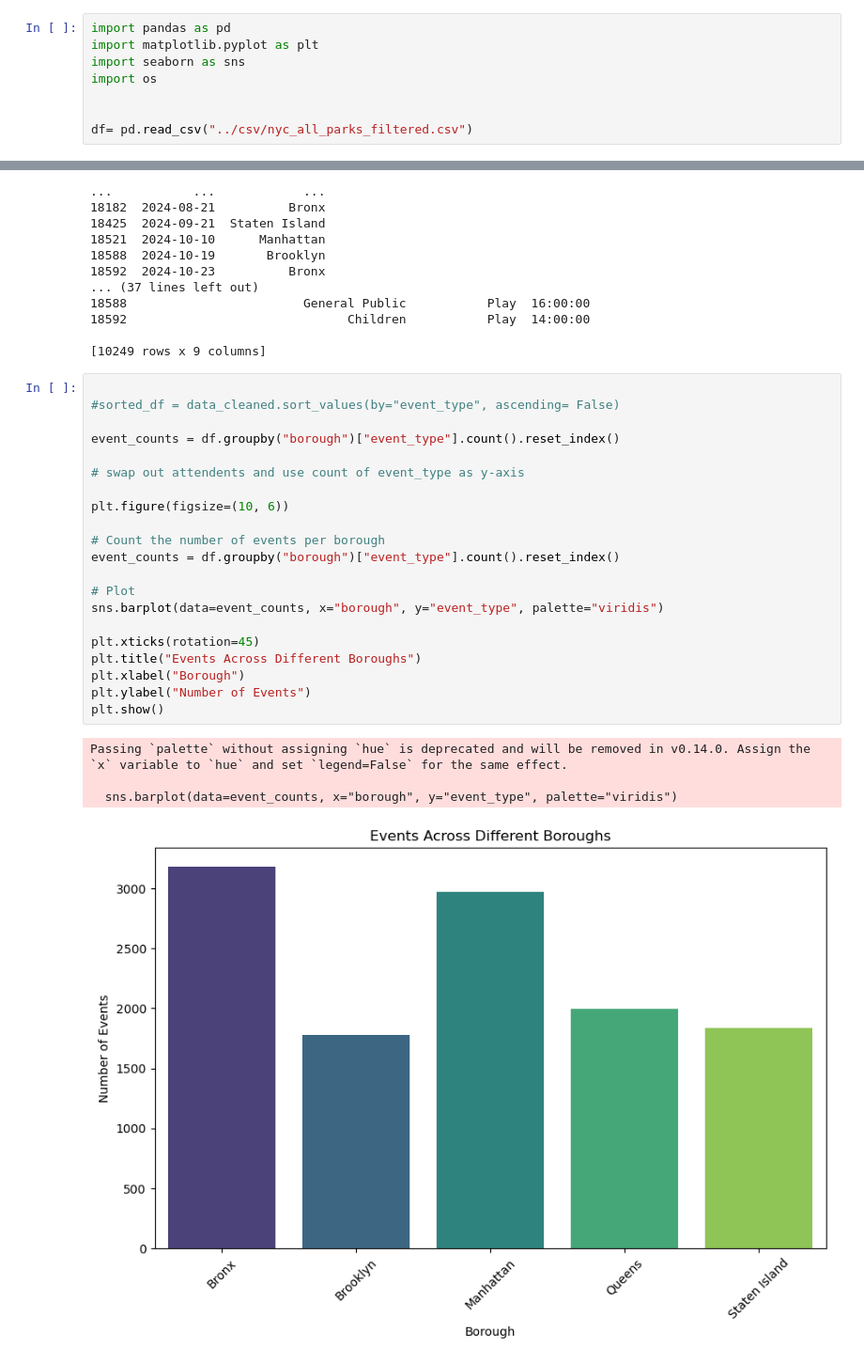
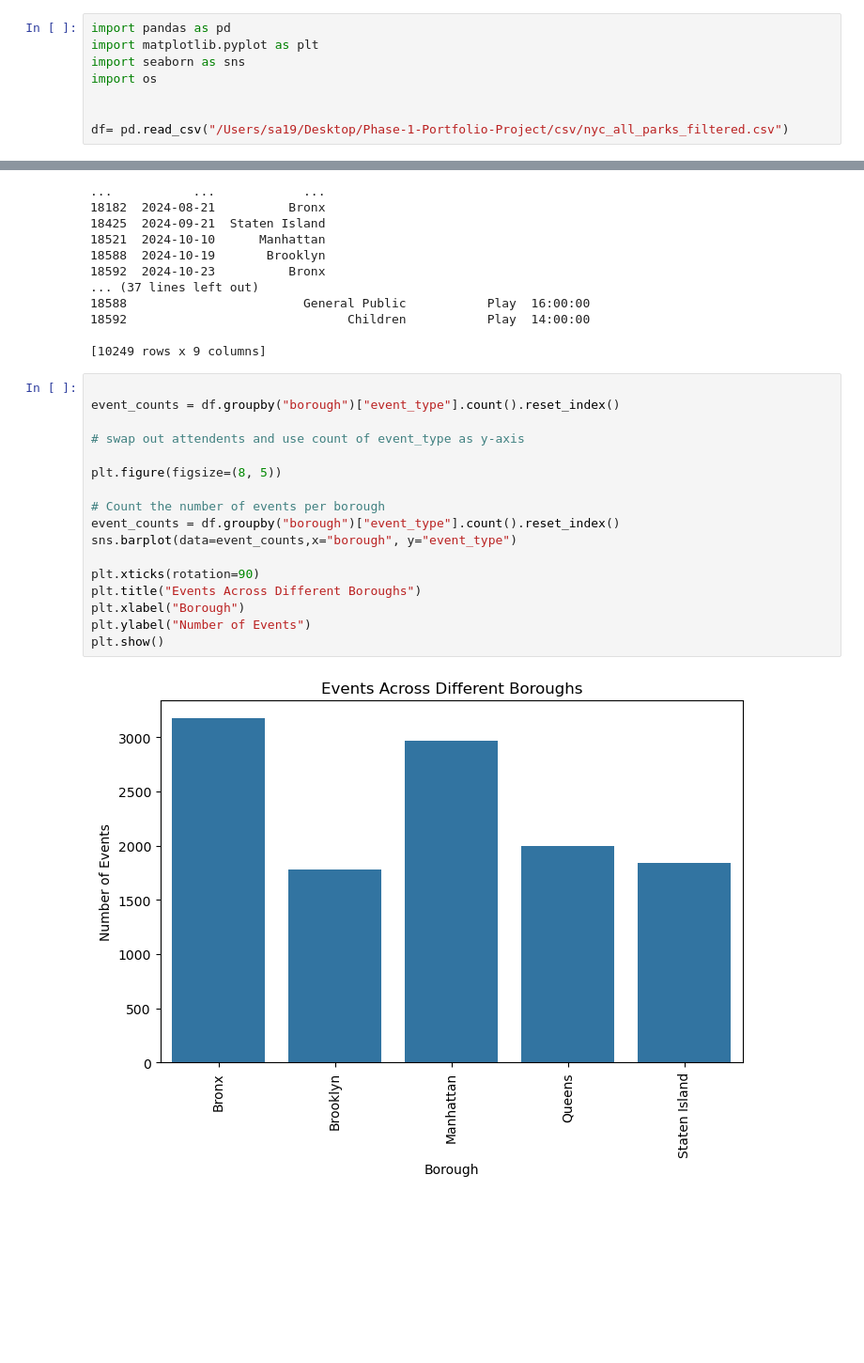
Before and after one commit to MaimunaBawa/Phase-1-Portfolio-Project, a Jupyter notebook: EDA Notebooks/Maimuna/Maimuna/Maimuna.NoteBook.ipynb, the cells around one changed output, grey strips where cells are left out. Shown at 94% size. Cells and saved outputs as stored; diff of their text form; blank space fills up the shorter version.

```diff
--- a/EDA Notebooks/Maimuna/Maimuna/Maimuna.NoteBook.ipynb
+++ b/EDA Notebooks/Maimuna/Maimuna/Maimuna.NoteBook.ipynb
@@ -5,4 +5,4 @@ import seaborn as sns
 import os
 
 
-df= pd.read_csv("../csv/nyc_all_parks_filtered.csv")
+df= pd.read_csv("/Users/sa19/Desktop/Phase-1-Portfolio-Project/csv/nyc_all_parks_filtered.csv")
@@ -94,28 +72,21 @@ print(data_cleaned)
 
 [10249 rows x 9 columns]
 # %%
-
-#sorted_df = data_cleaned.sort_values(by="event_type", ascending= False)
 
 event_counts = df.groupby("borough")["event_type"].count().reset_index()
 
 # swap out attendents and use count of event_type as y-axis
 
-plt.figure(figsize=(10, 6))
+plt.figure(figsize=(8, 5))
 
 # Count the number of events per borough
 event_counts = df.groupby("borough")["event_type"].count().reset_index()
+sns.barplot(data=event_counts,x="borough", y="event_type")
 
-# Plot
-sns.barplot(data=event_counts, x="borough", y="event_type", palette="viridis")
-
-plt.xticks(rotation=45)
+plt.xticks(rotation=90)
 plt.title("Events Across Different Boroughs")
 plt.xlabel("Borough")
 plt.ylabel("Number of Events")
 plt.show()
 # %% [output]
-Passing `palette` without assigning `hue` is deprecated and will be removed in v0.14.0. Assign the `x` variable to `hue` and set `legend=False` for the same effect.
-
-  sns.barplot(data=event_counts, x="borough", y="event_type", palette="viridis")
-[figure, old version]
+[figure, new version]
```
Also changed, not shown: parts of 11 cells of this notebook.
